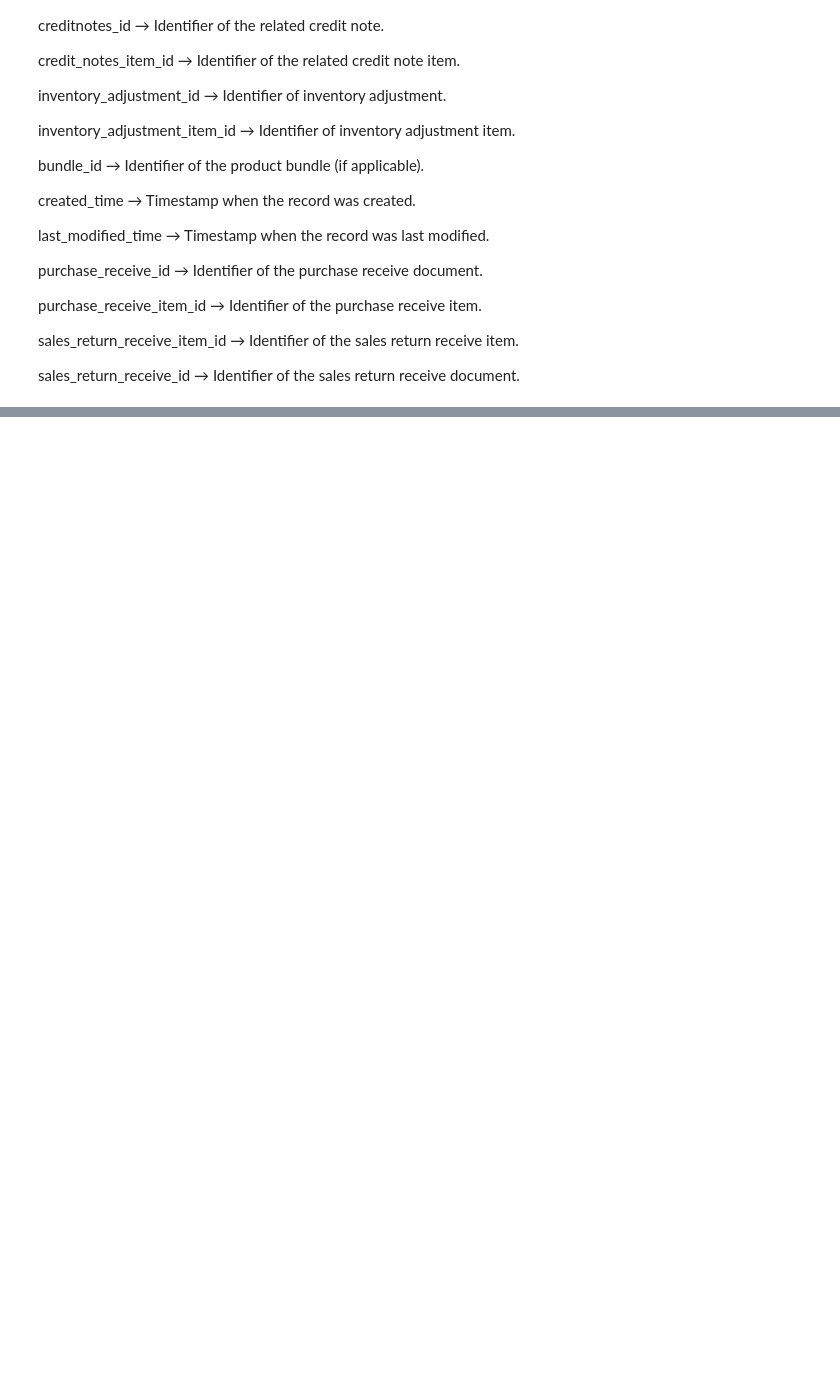
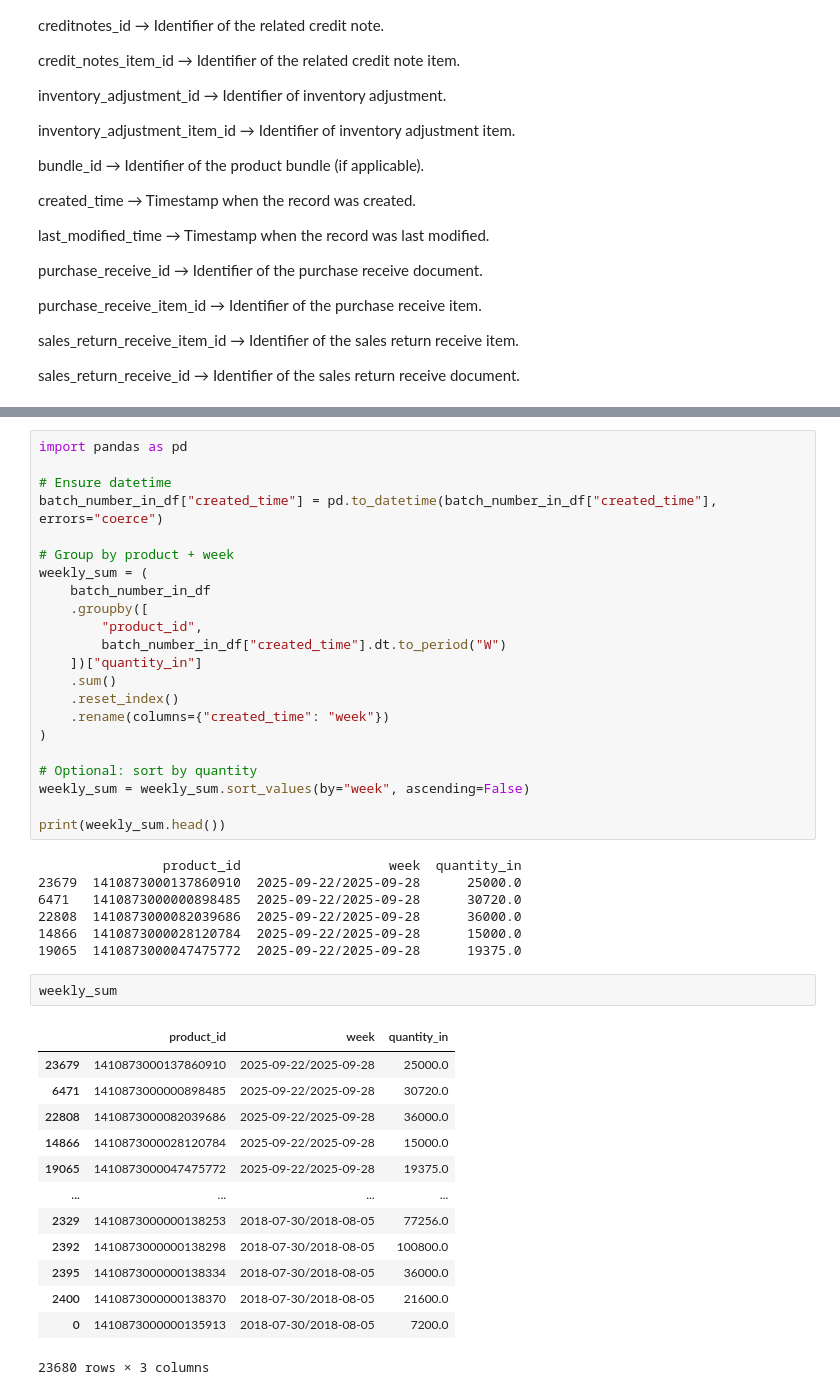
Before and after one commit to ideaboxai/ideaboxai-vertical-ml-service, a Jupyter notebook: notebooks/demand_forcasting/batch_number_in.ipynb, the cells around one changed output, grey strips where cells are left out. Cells and saved outputs as stored; diff of their text form; blank space fills up the shorter version.

```diff
--- a/notebooks/demand_forcasting/batch_number_in.ipynb
+++ b/notebooks/demand_forcasting/batch_number_in.ipynb
@@ -271,0 +237,45 @@ plt.show()
+# %%
+import pandas as pd
+
+# Ensure datetime
+batch_number_in_df["created_time"] = pd.to_datetime(batch_number_in_df["created_time"], errors="coerce")
+
+# Group by product + week
+weekly_sum = (
+    batch_number_in_df
+    .groupby([
+        "product_id",
+        batch_number_in_df["created_time"].dt.to_period("W")
+    ])["quantity_in"]
+    .sum()
+    .reset_index()
+    .rename(columns={"created_time": "week"})
+)
+
+# Optional: sort by quantity
+weekly_sum = weekly_sum.sort_values(by="week", ascending=False)
+
+print(weekly_sum.head())
+# %% [output]
+                product_id                   week  quantity_in
+23679  1410873000137860910  2025-09-22/2025-09-28      25000.0
+6471   1410873000000898485  2025-09-22/2025-09-28      30720.0
+22808  1410873000082039686  2025-09-22/2025-09-28      36000.0
+14866  1410873000028120784  2025-09-22/2025-09-28      15000.0
+19065  1410873000047475772  2025-09-22/2025-09-28      19375.0
+# %%
+weekly_sum
+# %% [output]
+|  | product_id | week | quantity_in |
+| 23679 | 1410873000137860910 | 2025-09-22/2025-09-28 | 25000.0 |
+| 6471 | 1410873000000898485 | 2025-09-22/2025-09-28 | 30720.0 |
+| 22808 | 1410873000082039686 | 2025-09-22/2025-09-28 | 36000.0 |
+| 14866 | 1410873000028120784 | 2025-09-22/2025-09-28 | 15000.0 |
+| 19065 | 1410873000047475772 | 2025-09-22/2025-09-28 | 19375.0 |
+| ... | ... | ... | ... |
+| 2329 | 1410873000000138253 | 2018-07-30/2018-08-05 | 77256.0 |
+| 2392 | 1410873000000138298 | 2018-07-30/2018-08-05 | 100800.0 |
+| 2395 | 1410873000000138334 | 2018-07-30/2018-08-05 | 36000.0 |
+| 2400 | 1410873000000138370 | 2018-07-30/2018-08-05 | 21600.0 |
+| 0 | 1410873000000135913 | 2018-07-30/2018-08-05 | 7200.0 |
+23680 rows × 3 columns
```
Also changed, not shown: parts of 19 cells of this notebook, 5 other files.
